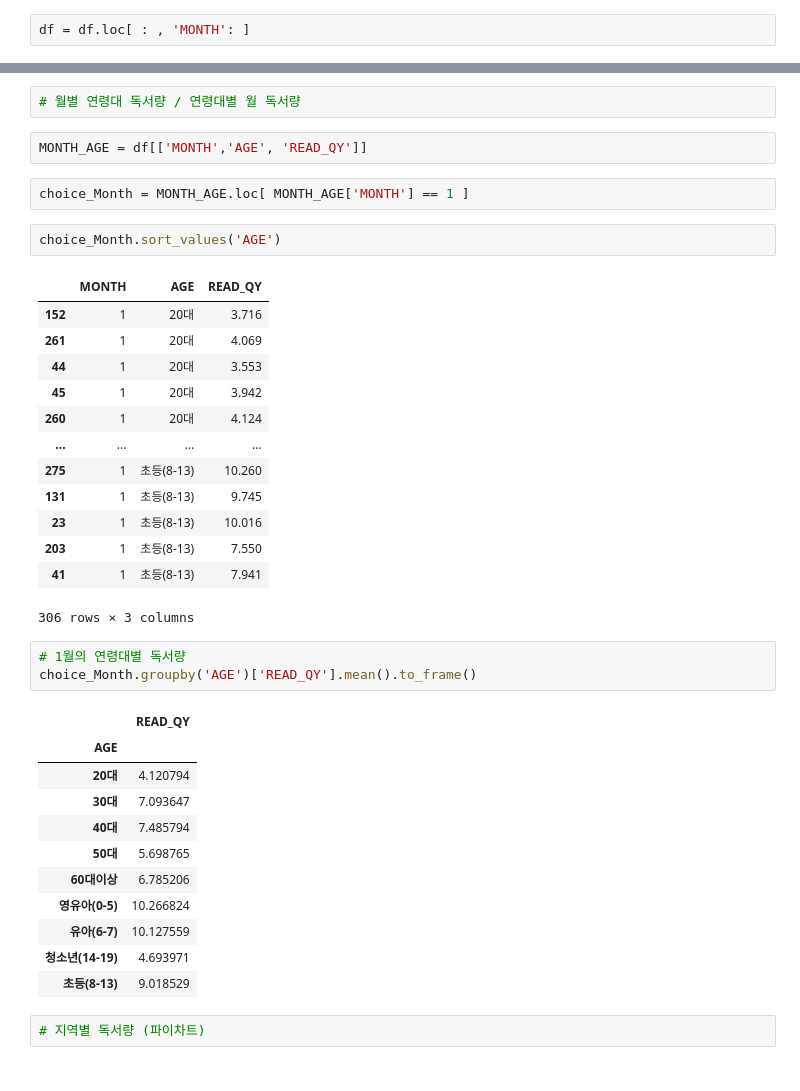
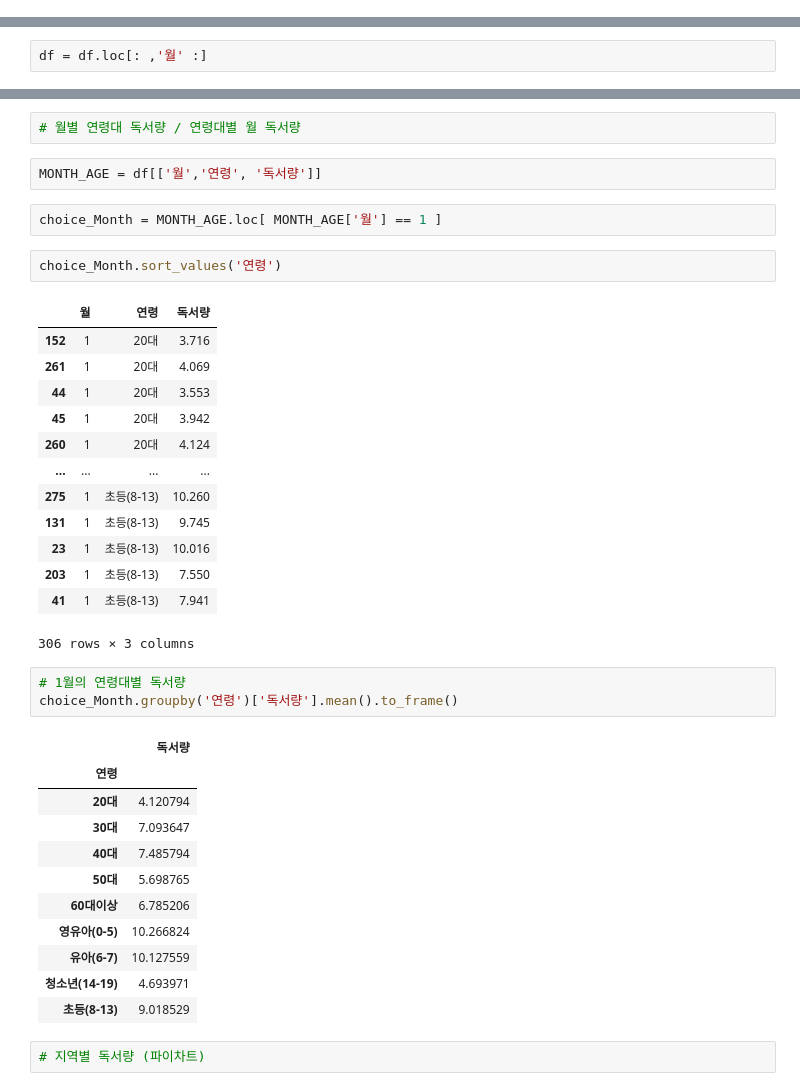
Before and after one commit to Yunwltn/Book-webdashboard, a Jupyter notebook: 독서량.ipynb, the cells around one changed output, grey strips where cells are left out. Saved outputs shown, nothing was run; the diff lists cells and outputs as text.

```diff
--- a/독서량.ipynb
+++ b/독서량.ipynb
@@ -28,2 +28,0 @@ df = df.rename(columns={'ANALS_TRGET_YEAR' : 'YEAR', 'ANALS_TRGET_MT' : 'MONTH',
-# %%
-df = df.loc[ : , 'MONTH': ]
@@ -46 +45,3 @@ df
+# %%
+df = df.loc[: ,'월' :]
 # %%
@@ -98,13 +99,13 @@ max_AGE
 # %%
 # 월별 연령대 독서량 / 연령대별 월 독서량
 # %%
-MONTH_AGE = df[['MONTH','AGE', 'READ_QY']]
+MONTH_AGE = df[['월','연령', '독서량']]
 # %%
-choice_Month = MONTH_AGE.loc[ MONTH_AGE['MONTH'] == 1 ]
+choice_Month = MONTH_AGE.loc[ MONTH_AGE['월'] == 1 ]
 # %%
-choice_Month.sort_values('AGE')
+choice_Month.sort_values('연령')
 # %% [output]
-|  | MONTH | AGE | READ_QY |
+|  | 월 | 연령 | 독서량 |
 | 152 | 1 | 20대 | 3.716 |
 | 261 | 1 | 20대 | 4.069 |
 | 44 | 1 | 20대 | 3.553 |
@@ -119,10 +120,10 @@ choice_Month.sort_values('AGE')
 306 rows × 3 columns
 # %%
 # 1월의 연령대별 독서량
-choice_Month.groupby('AGE')['READ_QY'].mean().to_frame()
+choice_Month.groupby('연령')['독서량'].mean().to_frame()
 # %% [output]
-|  | READ_QY |
-| AGE |  |
+|  | 독서량 |
+| 연령 |  |
 | 20대 | 4.120794 |
 | 30대 | 7.093647 |
 | 40대 | 7.485794 |
```
Also changed, not shown: parts of 29 cells of this notebook, 5 other files.
